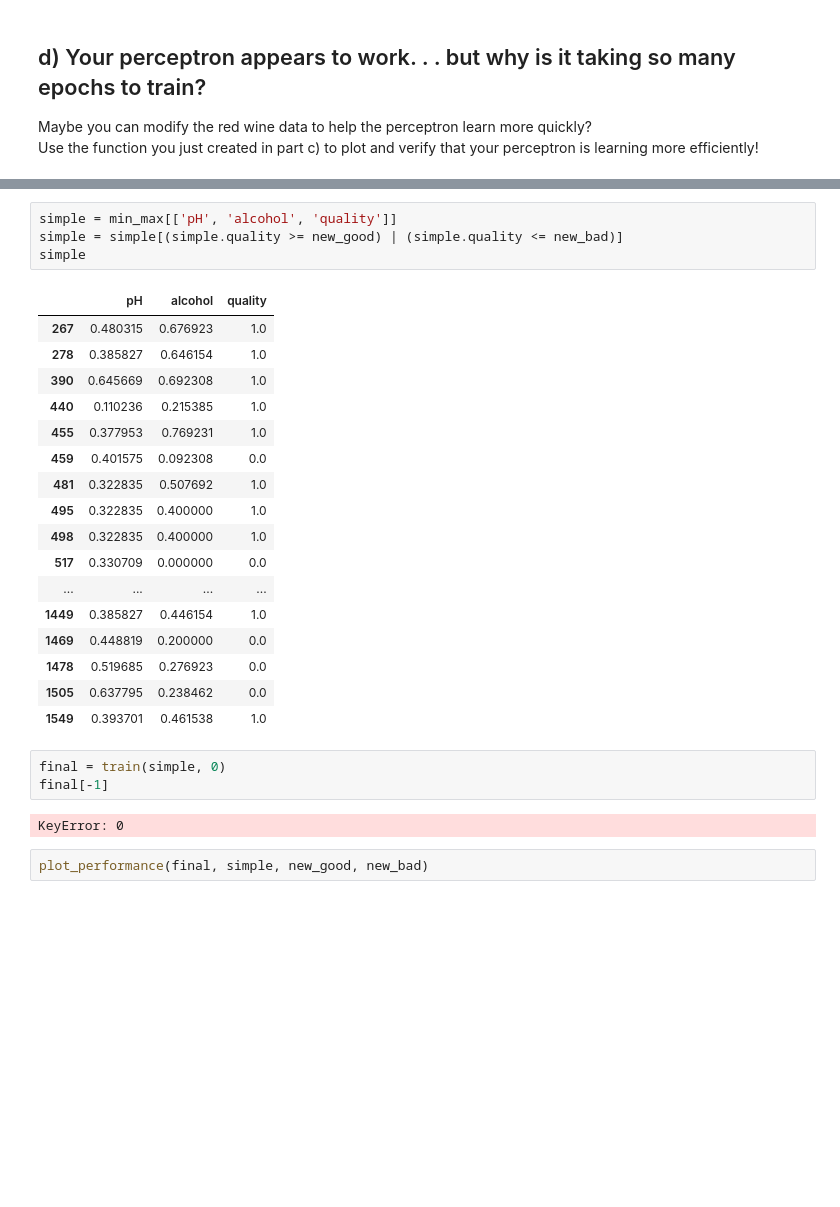
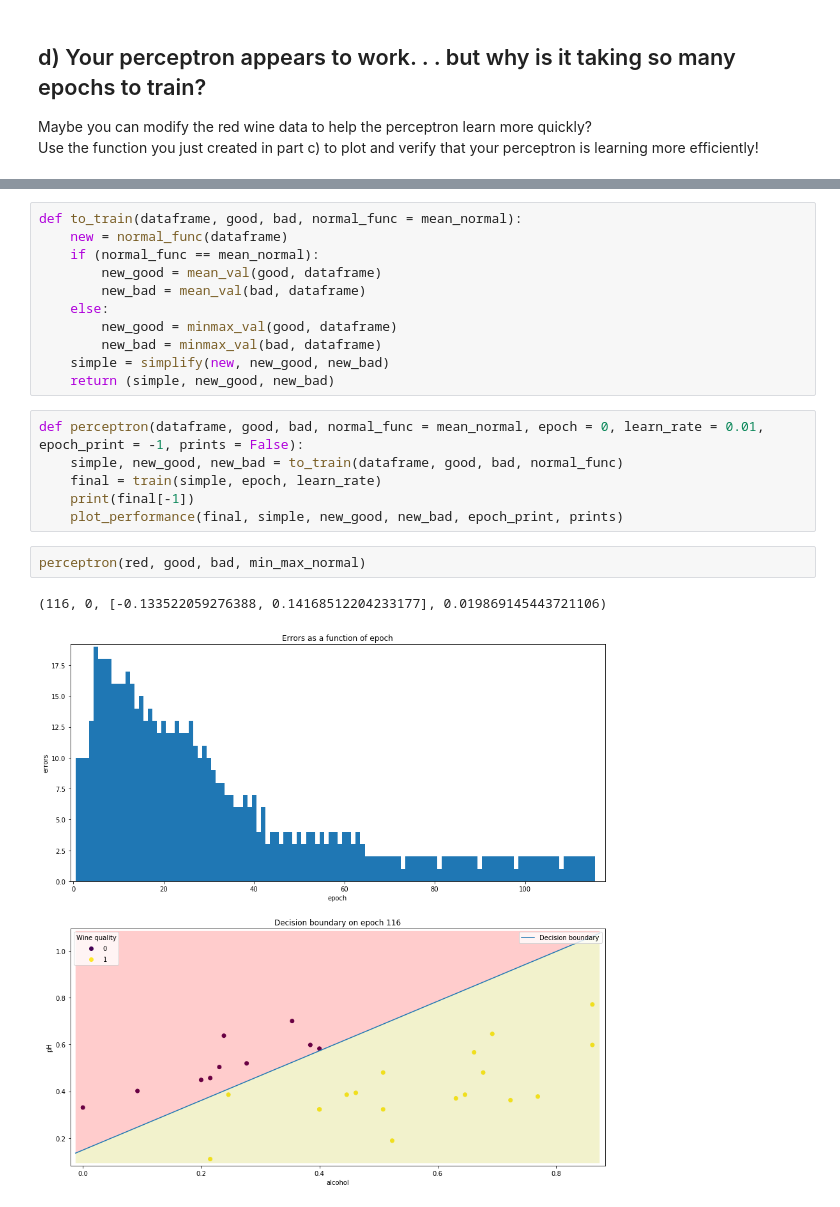
Before and after one commit to mfriaspina/ft_sommelier, a Jupyter notebook: sommelier.ipynb, the cells around one changed output, grey strips where cells are left out. Drawn from its saved outputs; the diff is of its cells as text; blank space fills up the shorter version.

```diff
--- a/sommelier.ipynb
+++ b/sommelier.ipynb
@@ -227,29 +236,22 @@ new_bad = 0
-# %%
-simple = min_max[['pH', 'alcohol', 'quality']]
-simple = simple[(simple.quality >= new_good) | (simple.quality <= new_bad)]
-simple
-# %% [output]
-|  | pH | alcohol | quality |
-| 267 | 0.480315 | 0.676923 | 1.0 |
-| 278 | 0.385827 | 0.646154 | 1.0 |
-| 390 | 0.645669 | 0.692308 | 1.0 |
-| 440 | 0.110236 | 0.215385 | 1.0 |
-| 455 | 0.377953 | 0.769231 | 1.0 |
-| 459 | 0.401575 | 0.092308 | 0.0 |
-| 481 | 0.322835 | 0.507692 | 1.0 |
-| 495 | 0.322835 | 0.400000 | 1.0 |
-| 498 | 0.322835 | 0.400000 | 1.0 |
-| 517 | 0.330709 | 0.000000 | 0.0 |
-| ... | ... | ... | ... |
-| 1449 | 0.385827 | 0.446154 | 1.0 |
-| 1469 | 0.448819 | 0.200000 | 0.0 |
-| 1478 | 0.519685 | 0.276923 | 0.0 |
-| 1505 | 0.637795 | 0.238462 | 0.0 |
-| 1549 | 0.393701 | 0.461538 | 1.0 |
-# %%
-final = train(simple, 0)
-final[-1]
-# %% [output]
-KeyError: 0
-# %%
-plot_performance(final, simple, new_good, new_bad)
+# %%
+def to_train(dataframe, good, bad, normal_func = mean_normal):
+    new = normal_func(dataframe)
+    if (normal_func == mean_normal):
+        new_good = mean_val(good, dataframe)
+        new_bad = mean_val(bad, dataframe)
+    else:
+        new_good = minmax_val(good, dataframe)
+        new_bad = minmax_val(bad, dataframe)
+    simple = simplify(new, new_good, new_bad)
+    return (simple, new_good, new_bad)
+# %%
+def perceptron(dataframe, good, bad, normal_func = mean_normal, epoch = 0, learn_rate = 0.01, epoch_print = -1, prints = False):
+    simple, new_good, new_bad = to_train(dataframe, good, bad, normal_func)
+    final = train(simple, epoch, learn_rate)
+    print(final[-1])
+    plot_performance(final, simple, new_good, new_bad, epoch_print, prints)
+# %%
+perceptron(red, good, bad, min_max_normal)
+# %% [output]
+(116, 0, [-0.133522059276388, 0.14168512204233177], 0.019869145443721106)
+[figure, added]
```
Also changed, not shown: parts of 12 cells of this notebook, 2 other files.
